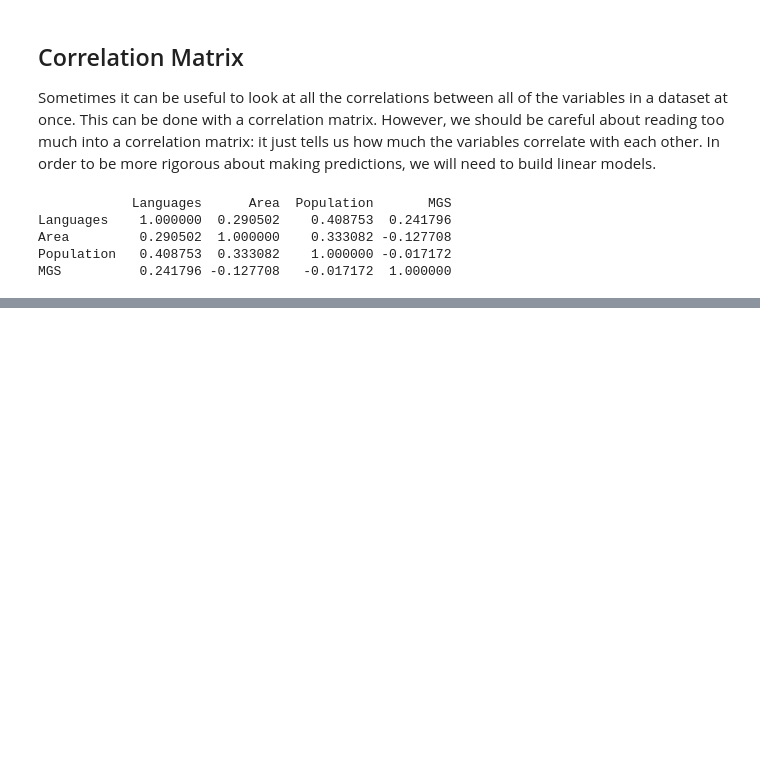
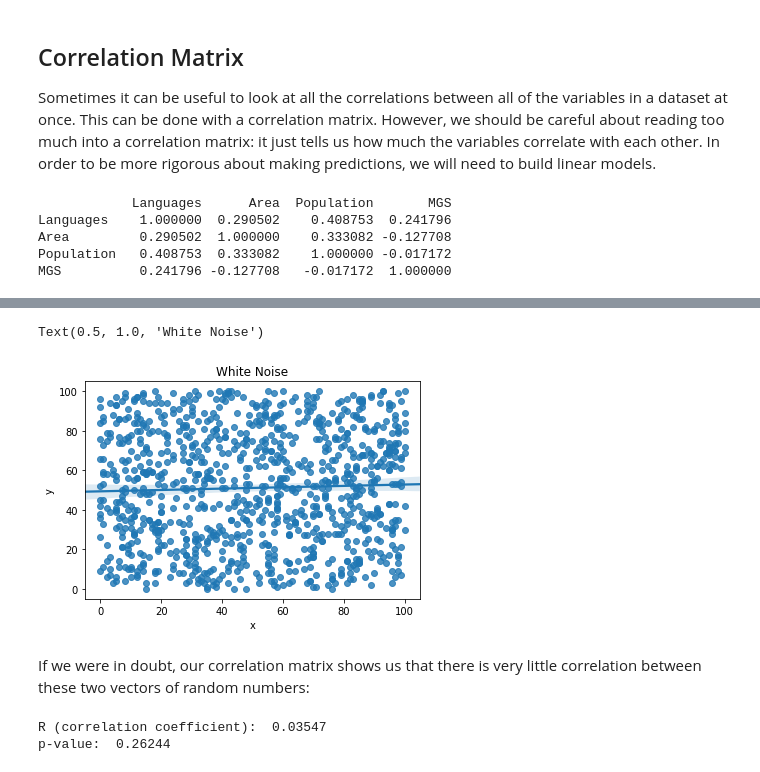
Before and after one commit to ethanweed/ethanweed.github.io, a Jupyter notebook: python-tutorials/analyzing-linear-relationships.ipynb, the cells around one changed output, grey strips where cells are left out. Drawn from its saved outputs; the diff is of its cells as text; code cells hidden in the pictures; blank space fills up the shorter version.

Commit message:
added white noise plot

```diff
--- a/python-tutorials/analyzing-linear-relationships.ipynb
+++ b/python-tutorials/analyzing-linear-relationships.ipynb
@@ -98,0 +103,29 @@ MGS          0.241796 -0.127708   -0.017172  1.000000
+# %%
+from random import seed
+from random import randint
+seed(42)
+x = []
+y = []
+for _ in range(1000):
+    xvalue = randint(0, 100)
+    yvalue = randint(0, 100)
+    x.append(xvalue)
+    y.append(yvalue)
+
+df_random = pd.DataFrame(
+    {'x': x,
+     'y': y})
+
+sns.regplot(x = "x", y = "y", data = df_random).set_title('White Noise')
+# %% [output]
+Text(0.5, 1.0, 'White Noise')
+[figure, added]
+# %% [markdown]
+If we were in doubt, our correlation matrix shows us that there is very little correlation between these two vectors of random numbers:
+# %%
+res = stats.pearsonr(df_random['x'], df_random['y'])
+print("R (correlation coefficient): ", round(res[0],5))
+print("p-value: ", round(res[1],5))
+# %% [output]
+R (correlation coefficient):  0.03547
+p-value:  0.26244
```
Also changed, not shown: parts of 2 cells of this notebook, 1 other file.
